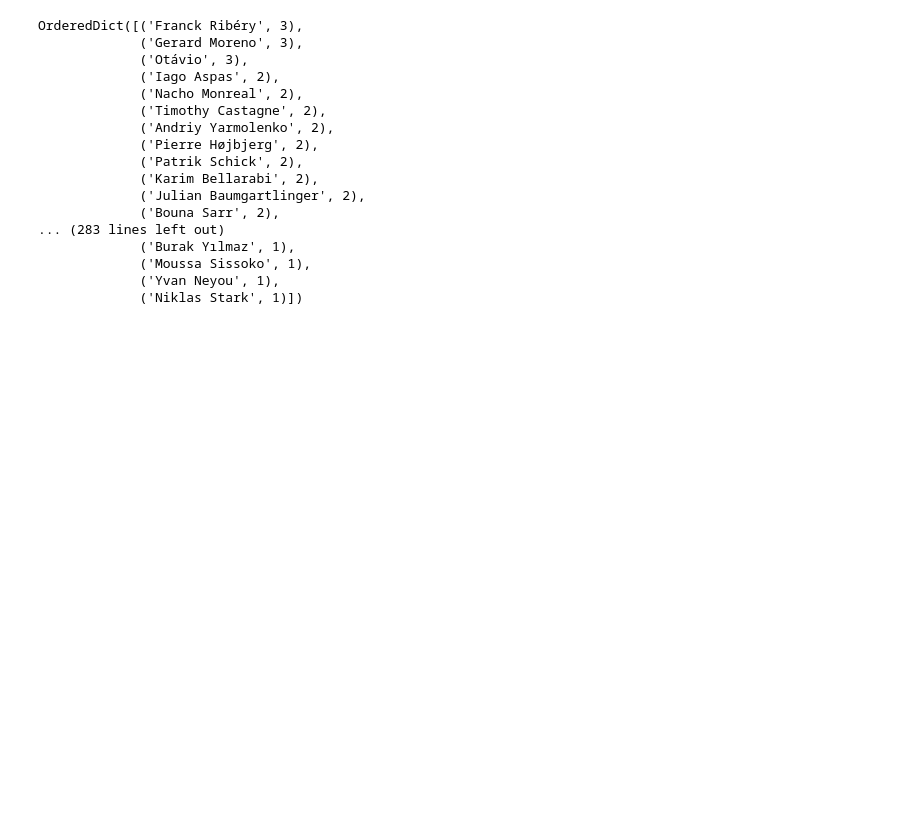
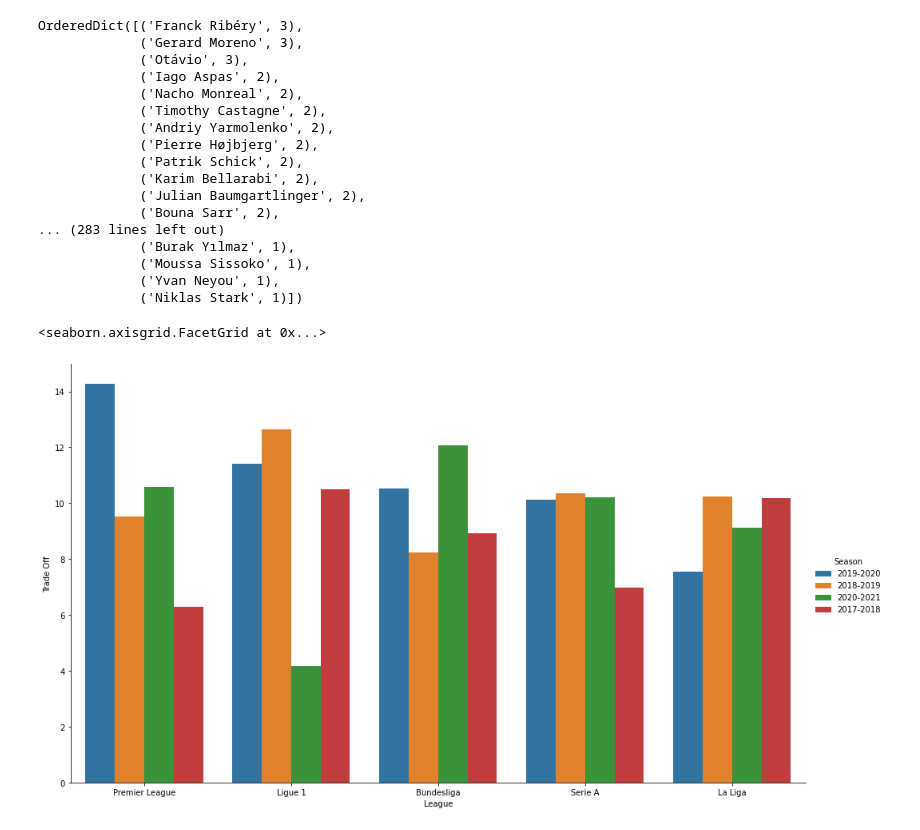
Before and after one commit to Alberto199810/Master-s-thesis-Moneyball-II, a Jupyter notebook: 03_Data Analytics/Moneyball Script.ipynb, the cells around one changed output. Saved outputs shown, nothing was run; the diff lists cells and outputs as text; code cells hidden in the pictures; blank space fills up the shorter version.

```diff
--- a/03_Data Analytics/Moneyball Script.ipynb
+++ b/03_Data Analytics/Moneyball Script.ipynb
@@ -240,3 +235,14 @@ OrderedDict([('Franck Ribéry', 3),
              ('Moussa Sissoko', 1),
              ('Yvan Neyou', 1),
              ('Niklas Stark', 1)])
+# %%
+import seaborn as sns
+
+g = sns.catplot(x="League", y="Trade Off",
+                hue="Season",data=coeff, kind="bar",
+                height=8, aspect=1.7)
+
+g
+# %% [output]
+<seaborn.axisgrid.FacetGrid at 0x...>
+[figure, added]
```
Also changed, not shown: parts of 1 cell of this notebook.
